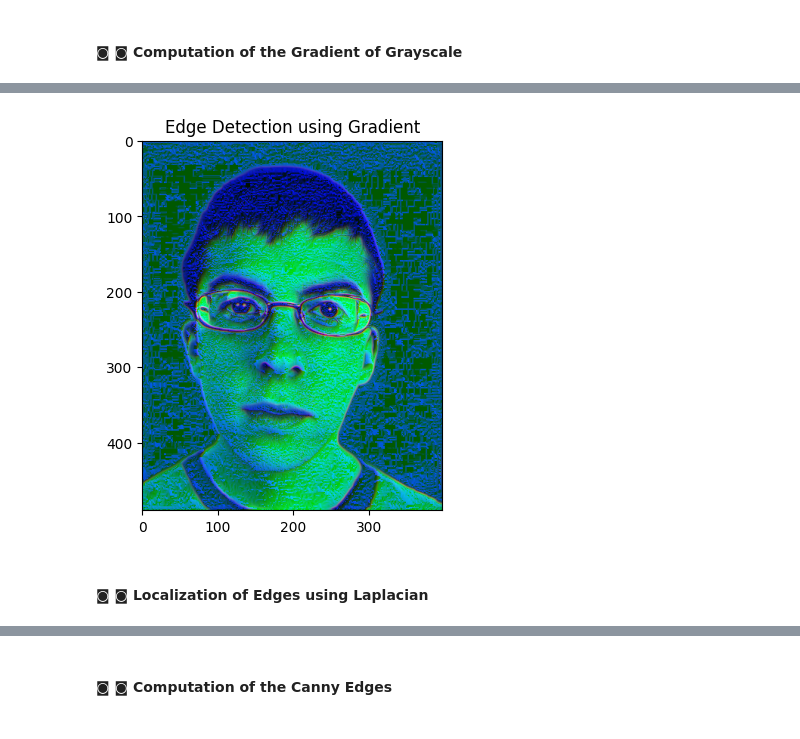
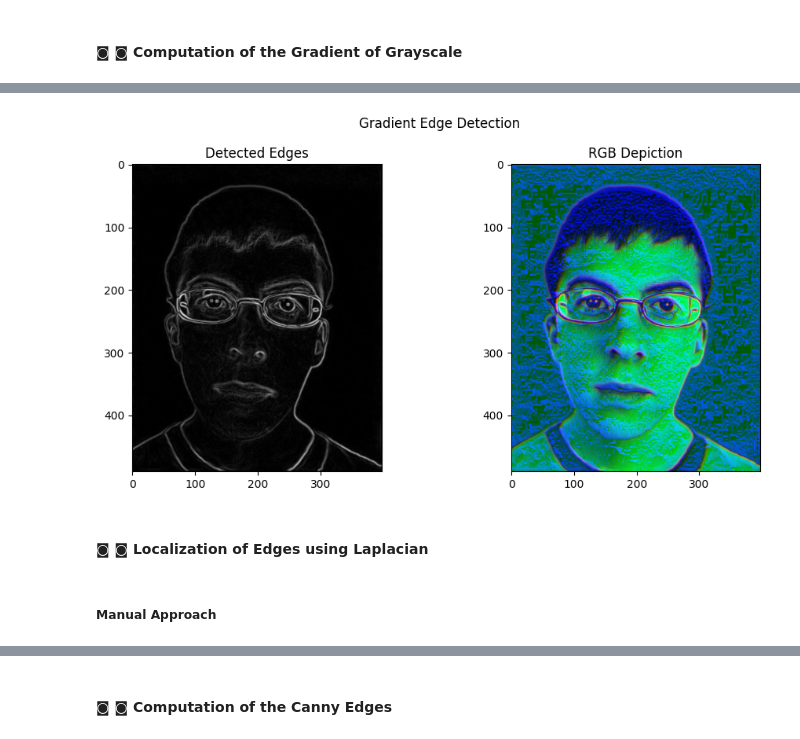
Before and after one commit to e-Rivers/CS5050_ComputerVision, a Jupyter notebook: HMWK_1/Homework1.ipynb, the cells around one changed output, grey strips where cells are left out. Saved outputs shown, nothing was run; the diff lists cells and outputs as text; code cells hidden in the pictures.

```diff
--- a/HMWK_1/Homework1.ipynb
+++ b/HMWK_1/Homework1.ipynb
@@ -122,11 +147,19 @@ g = imgGrayscale
 b = angle
 
 gradCreatedImg = cv.merge((r,g,b))
-# %%
-plt.imshow(gradCreatedImg)
-plt.title("Edge Detection using Gradient")
-plt.show()
-# %% [output]
-[figure, removed]
+# %%
+fig, ax = plt.subplots(1, 2, figsize=(10, 5))
+fig.suptitle("Gradient Edge Detection")
+
+ax[0].imshow(gradEdgesDetected, cmap="gray")
+ax[0].set_title("Detected Edges")
+
+ax[1].imshow(gradCreatedImg)
+ax[1].set_title("RGB Depiction")
+
+plt.tight_layout()
+plt.show()
+# %% [output]
+[figure, added]
 # %% [markdown]
 #### ◙ ◙ Localization of Edges using Laplacian
@@ -141,0 +166,2 @@ for i in range(1, laplacian.shape[0] - 1):
+# %% [markdown]
+##### Manual Approach
```
Also changed, not shown: parts of 17 cells of this notebook, 4 other files.
